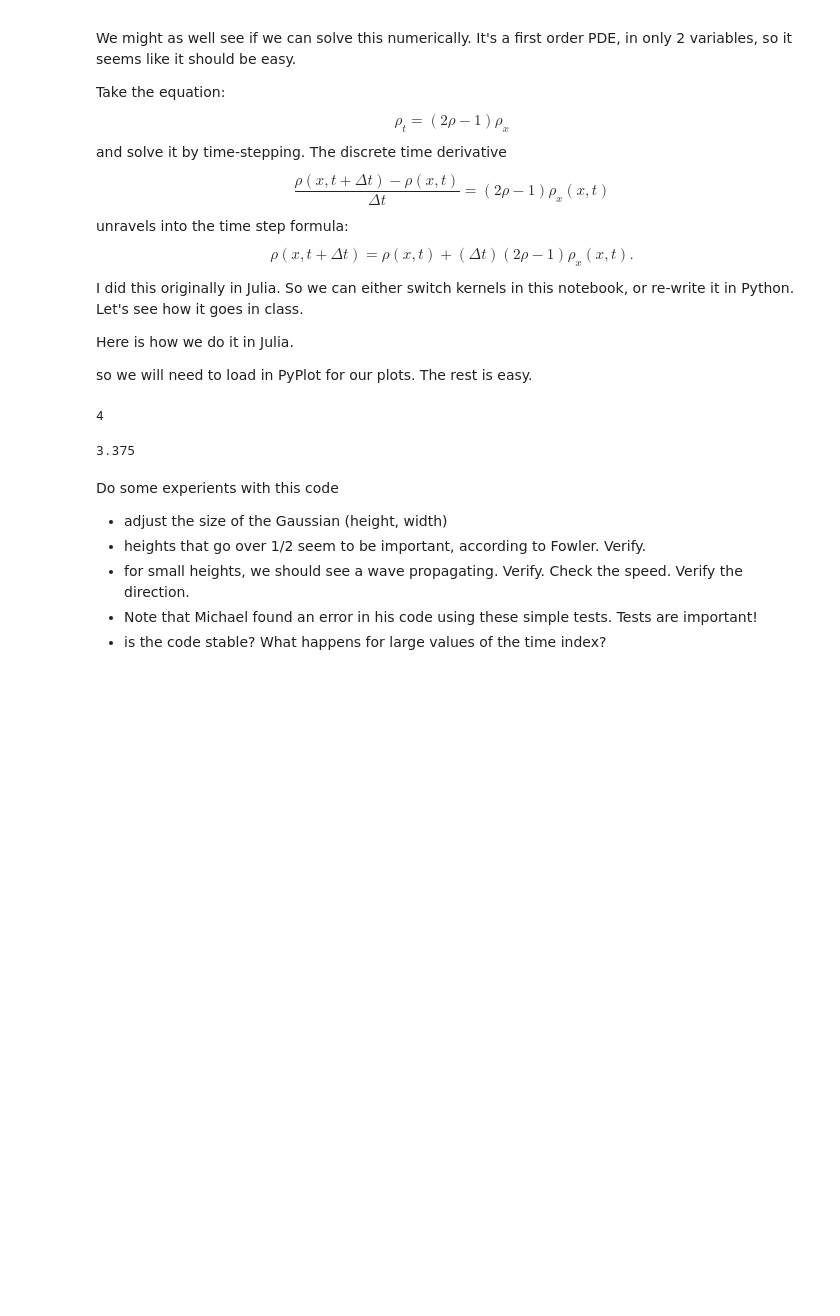
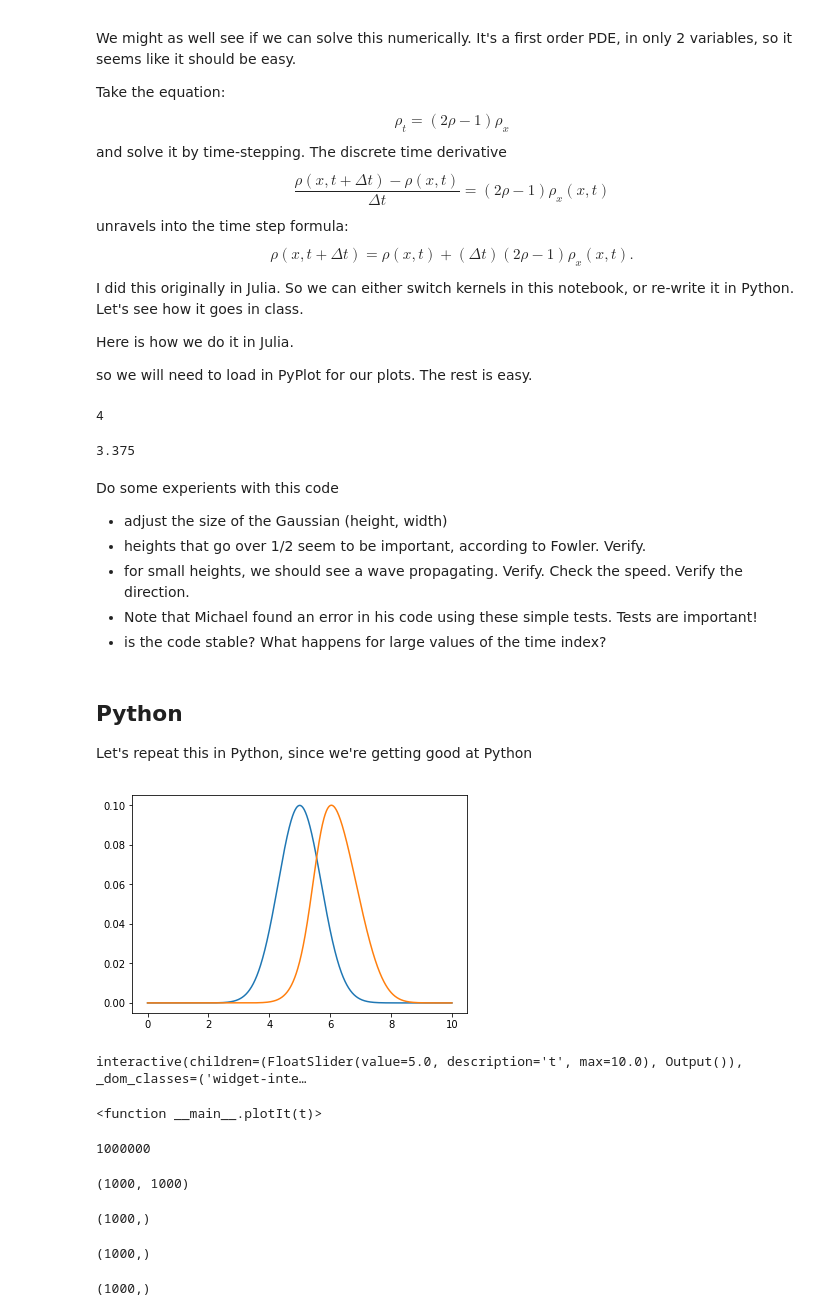
Before and after one commit to mlamoureux/Math502w19, a Jupyter notebook: Lecture04_Jan22.ipynb, the cells around one changed output. Drawn from its saved outputs; the diff is of its cells as text; code cells hidden in the pictures; blank space fills up the shorter version.

```diff
--- a/Lecture04_Jan22.ipynb
+++ b/Lecture04_Jan22.ipynb
@@ -180,3 +180,7 @@ Do some experients with this code
 - for small heights, we should see a wave propagating. Verify. Check the speed. Verify the direction.
 - Note that Michael found an error in his code using these simple tests. Tests are important!
 - is the code stable? What happens for large values of the time index?
+# %% [markdown]
+## Python
+
+Let's repeat this in Python, since we're getting good at Python
@@ -182,0 +192,60 @@ Do some experients with this code
+# %%
+# Let's set up some initial parameters to define the problem
+x0 = 0
+x1 = 10
+t0 = 0
+t1 = 10
+Nx = 1000
+Nt = 10000
+dx = (x1-x0)/Nx
+dt = (t1-t0)/Nt
+x = linspace(x0,x1,Nx)
+t = linspace(t0,t1,Nt)
+# %%
+# We now set up the solution matrix
+# and include some initial values for rho (as a Gaussian).
+# Then we solve via time stepping
+
+## Notice we have to change the syntax into Python
+
+p = zeros((Nx,Nt))
+px = zeros(Nx)  # this will be the x derivative, computed by central differences
+p[:,0] = p0 = .1*exp(-(x-5)**2/1**2) # The initial density at time zero
+for k in range(Nt-1):
+    px[1:(Nx-1)] = (p[2:Nx,k]-p[0:(Nx-2),k])/(2*dx) # compute the x derivative
+    px[0] = px[1]   # extrapolate to edges
+    px[Nx-1] = px[Nx-2]
+    p[:,k+1] = p[:,k] + dt*(2*p[:,k]-1)*px ## time stepping
+# %%
+plot(x,p[:,0],x,p[:,1300]);
+# %% [output]
+[figure, added]
+# %%
+def plotIt(t):
+    k = round(t*(Nt-1)/(t1-t0))
+    plot(x,p[:,k])
+
+interact(plotIt,t=(t0*1.0,t1*1.0))
+# %% [output]
+interactive(children=(FloatSlider(value=5.0, description='t', max=10.0), Output()), _dom_classes=('widget-inte…
+<function __main__.plotIt(t)>
+# %%
+size(p)
+# %% [output]
+1000000
+# %%
+p.shape
+# %% [output]
+(1000, 1000)
+# %%
+x.shape
+# %% [output]
+(1000,)
+# %%
+p0.shape
+# %% [output]
+(1000,)
+# %%
+px.shape
+# %% [output]
+(1000,)
```
Also changed, not shown: parts of 8 cells of this notebook.
